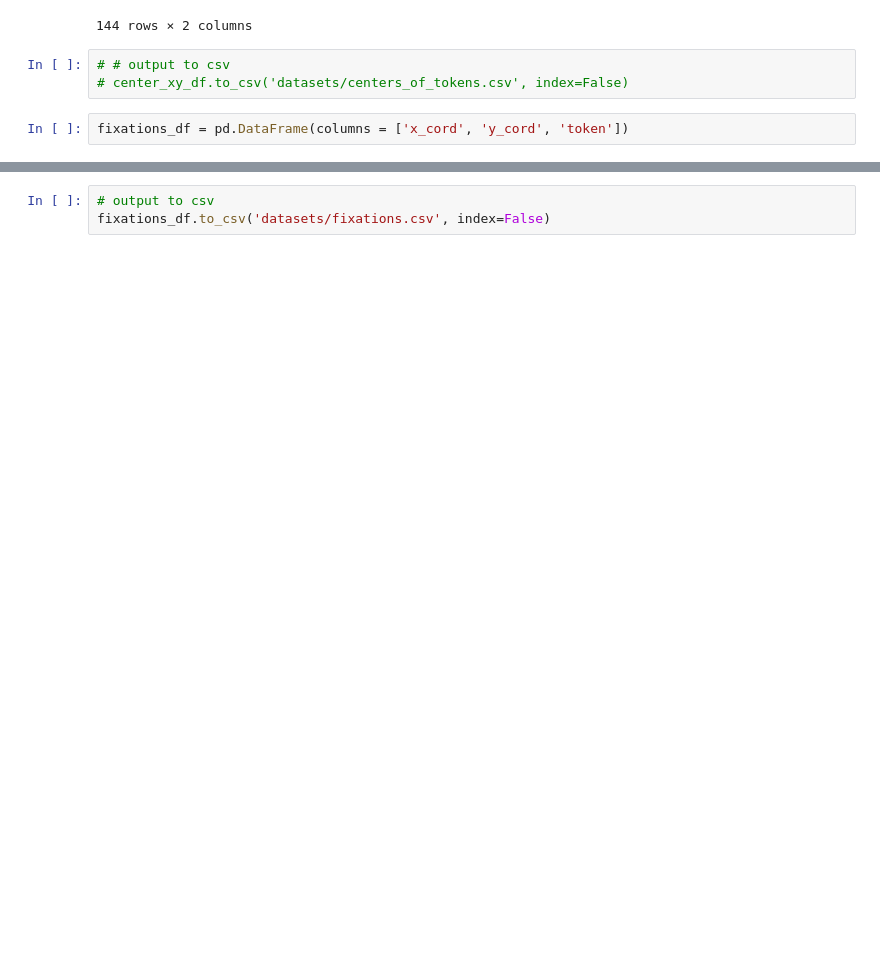
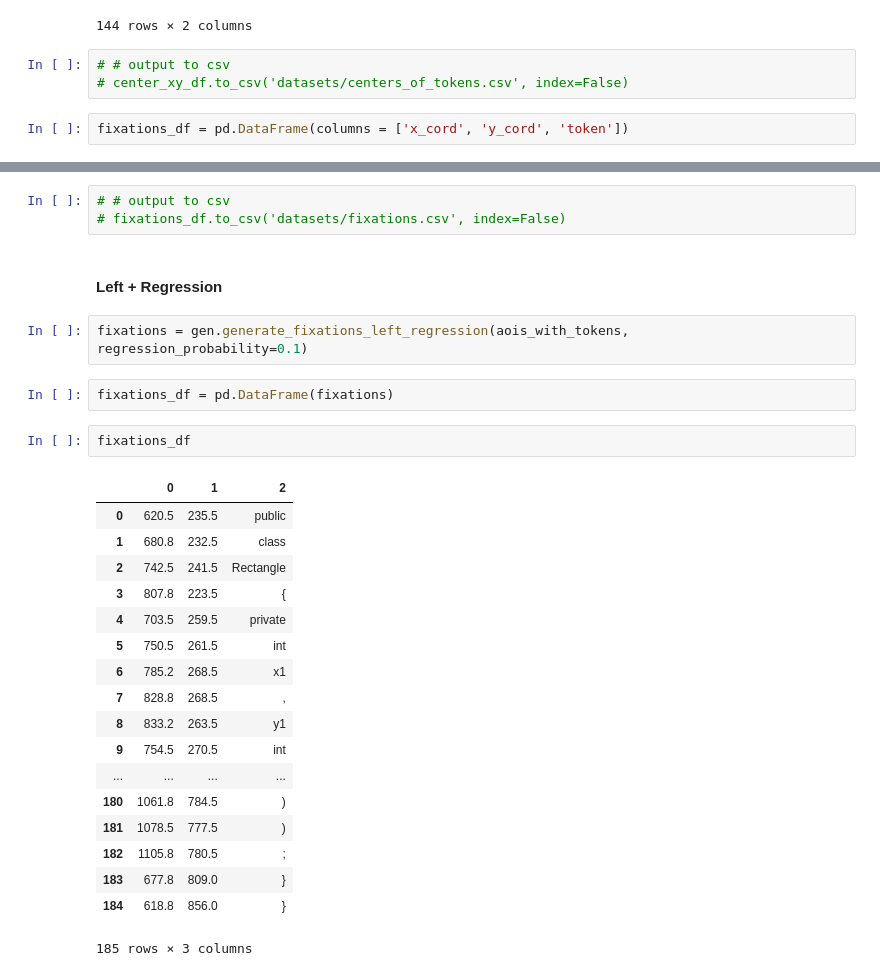
Before and after one commit to nalmadi/EMIP-Toolkit, a Jupyter notebook: Synthetic Dataset.ipynb, the cells around one changed output, grey strips where cells are left out. Drawn from its saved outputs; the diff is of its cells as text; blank space fills up the shorter version.

Commit message:
Add feature for generating regression

```diff
--- a/Synthetic Dataset.ipynb
+++ b/Synthetic Dataset.ipynb
@@ -99,3 +114,30 @@ fixations_df
 # %%
-# output to csv
-fixations_df.to_csv('datasets/fixations.csv', index=False)
+# # output to csv
+# fixations_df.to_csv('datasets/fixations.csv', index=False)
+# %% [markdown]
+#### Left + Regression
+# %%
+fixations = gen.generate_fixations_left_regression(aois_with_tokens, regression_probability=0.1)
+# %%
+fixations_df = pd.DataFrame(fixations)
+# %%
+fixations_df
+# %% [output]
+|  | 0 | 1 | 2 |
+| 0 | 620.5 | 235.5 | public |
+| 1 | 680.8 | 232.5 | class |
+| 2 | 742.5 | 241.5 | Rectangle |
+| 3 | 807.8 | 223.5 | { |
+| 4 | 703.5 | 259.5 | private |
+| 5 | 750.5 | 261.5 | int |
+| 6 | 785.2 | 268.5 | x1 |
+| 7 | 828.8 | 268.5 | , |
+| 8 | 833.2 | 263.5 | y1 |
+| 9 | 754.5 | 270.5 | int |
+| ... | ... | ... | ... |
+| 180 | 1061.8 | 784.5 | ) |
+| 181 | 1078.5 | 777.5 | ) |
+| 182 | 1105.8 | 780.5 | ; |
+| 183 | 677.8 | 809.0 | } |
+| 184 | 618.8 | 856.0 | } |
+185 rows × 3 columns
```
Also changed, not shown: parts of 5 cells of this notebook, 1 other file.
